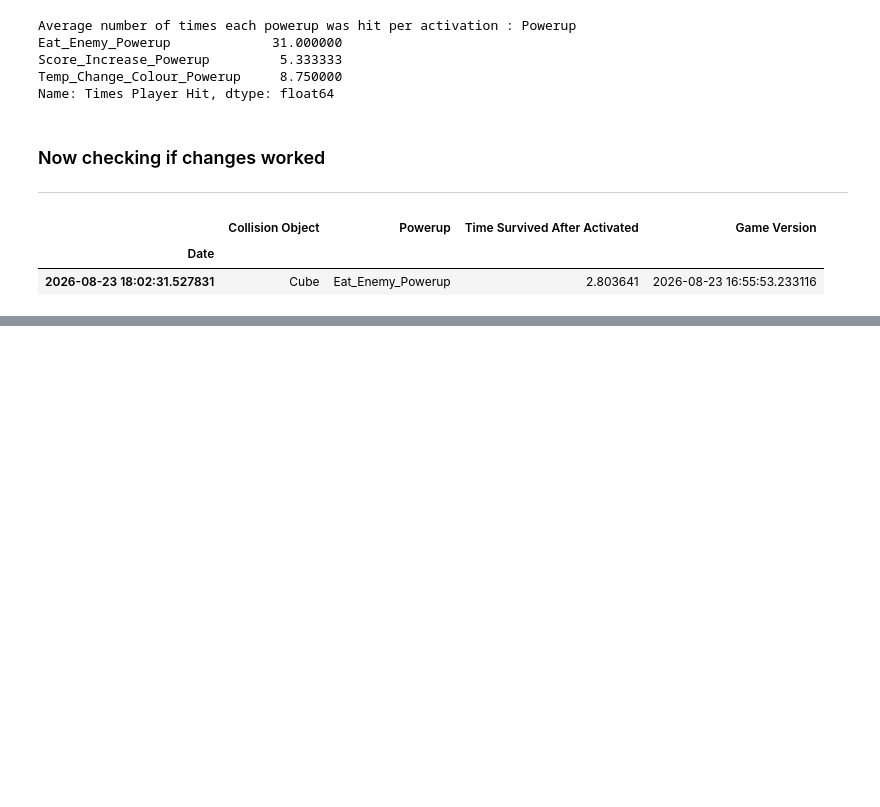
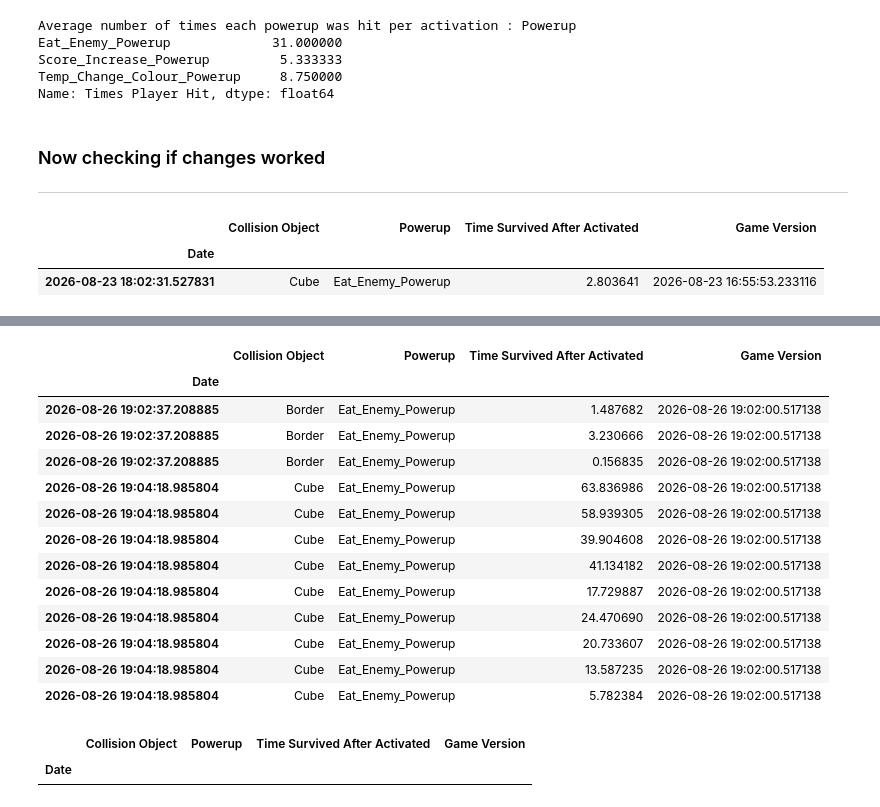
Before and after one commit to JonathanHinchliffe/CubeGame, a Jupyter notebook: Data-Informed-Design.ipynb, the cells around one changed output, grey strips where cells are left out. Drawn from its saved outputs; the diff is of its cells as text; code cells hidden in the pictures; blank space fills up the shorter version.

Commit message:
eat_enemy_powerup bug fixed

```diff
--- a/Data-Informed-Design.ipynb
+++ b/Data-Informed-Design.ipynb
@@ -292,0 +338,32 @@ I have changed `powerup-data.csv` to include the column for times the player hit
+# %%
+ee_test5_df = dh.split_game_version(dh.read_results(time_group=[0, 1, float("inf")]),13)
+
+ee_test5_df = dh.powerup_gr_merge(dh.read_powerup_data(), ee_test5_df)
+
+ee_test5_df = ee_test5_df[ee_test5_df.index.isin(ge_df.index)]
+
+ee_test5_df = dh.ge_gr_merge(ge_df, ee_test5_df, keep_columns=needed_columns)
+
+ee_test5_df
+# %% [output]
+|  | Collision Object | Powerup | Time Survived After Activated | Game Version |
+| Date |  |  |  |  |
+| 2026-08-26 19:02:37.208885 | Border | Eat_Enemy_Powerup | 1.487682 | 2026-08-26 19:02:00.517138 |
+| 2026-08-26 19:02:37.208885 | Border | Eat_Enemy_Powerup | 3.230666 | 2026-08-26 19:02:00.517138 |
+| 2026-08-26 19:02:37.208885 | Border | Eat_Enemy_Powerup | 0.156835 | 2026-08-26 19:02:00.517138 |
+| 2026-08-26 19:04:18.985804 | Cube | Eat_Enemy_Powerup | 63.836986 | 2026-08-26 19:02:00.517138 |
+| 2026-08-26 19:04:18.985804 | Cube | Eat_Enemy_Powerup | 58.939305 | 2026-08-26 19:02:00.517138 |
+| 2026-08-26 19:04:18.985804 | Cube | Eat_Enemy_Powerup | 39.904608 | 2026-08-26 19:02:00.517138 |
+| 2026-08-26 19:04:18.985804 | Cube | Eat_Enemy_Powerup | 41.134182 | 2026-08-26 19:02:00.517138 |
+| 2026-08-26 19:04:18.985804 | Cube | Eat_Enemy_Powerup | 17.729887 | 2026-08-26 19:02:00.517138 |
+| 2026-08-26 19:04:18.985804 | Cube | Eat_Enemy_Powerup | 24.470690 | 2026-08-26 19:02:00.517138 |
+| 2026-08-26 19:04:18.985804 | Cube | Eat_Enemy_Powerup | 20.733607 | 2026-08-26 19:02:00.517138 |
+| 2026-08-26 19:04:18.985804 | Cube | Eat_Enemy_Powerup | 13.587235 | 2026-08-26 19:02:00.517138 |
+| 2026-08-26 19:04:18.985804 | Cube | Eat_Enemy_Powerup | 5.782384 | 2026-08-26 19:02:00.517138 |
+# %%
+powerup_fails_df = ee_test5_df[(ee_test5_df["Collision Object"] == "Cube") & (ee_test5_df["Powerup"] == "Eat_Enemy_Powerup") & (ee_test5_df["Time Survived After Activated"] < 5)]
+
+powerup_fails_df.head()
+# %% [output]
+|  | Collision Object | Powerup | Time Survived After Activated | Game Version |
+| Date |  |  |  |  |
```
Also changed, not shown: parts of 11 cells of this notebook, 5 other files.
